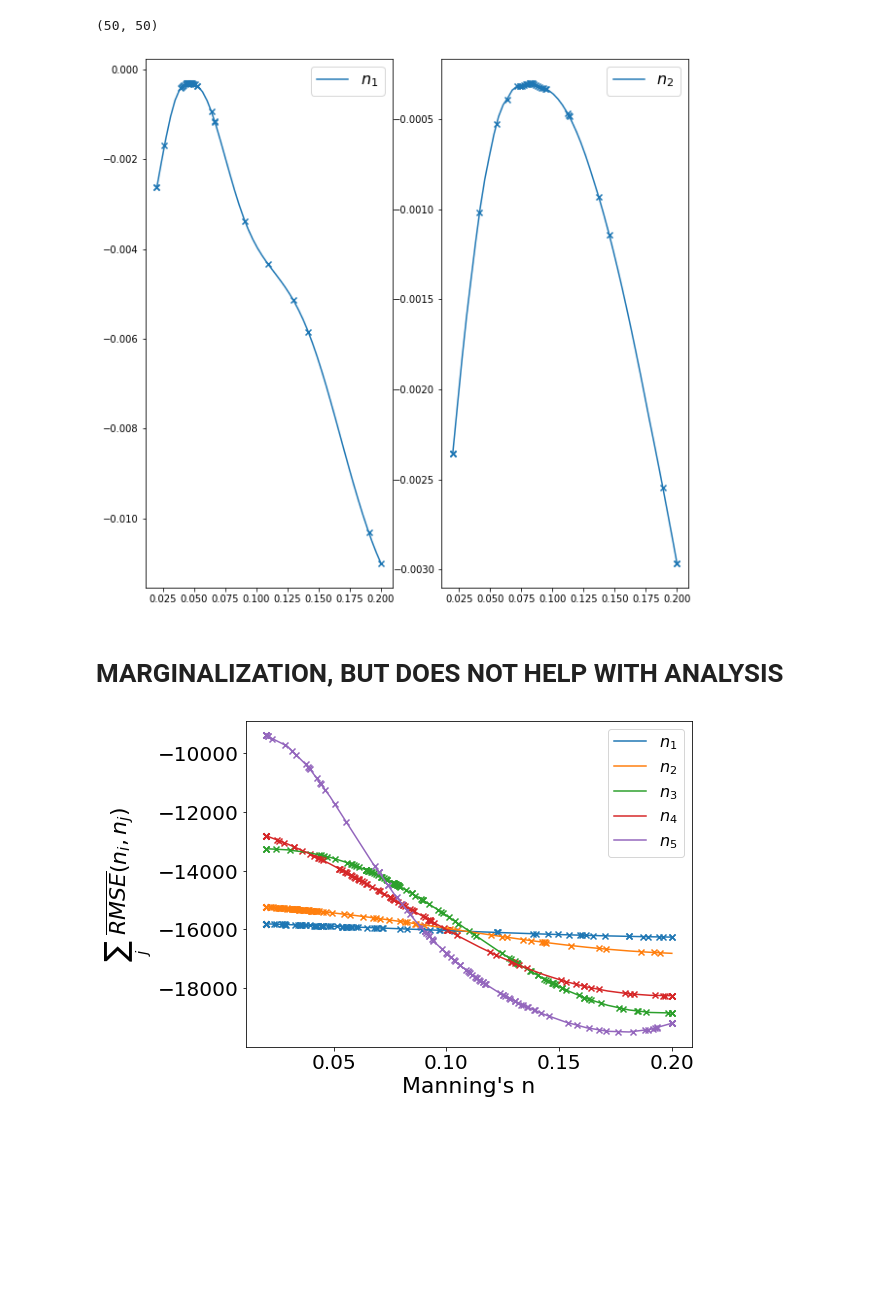
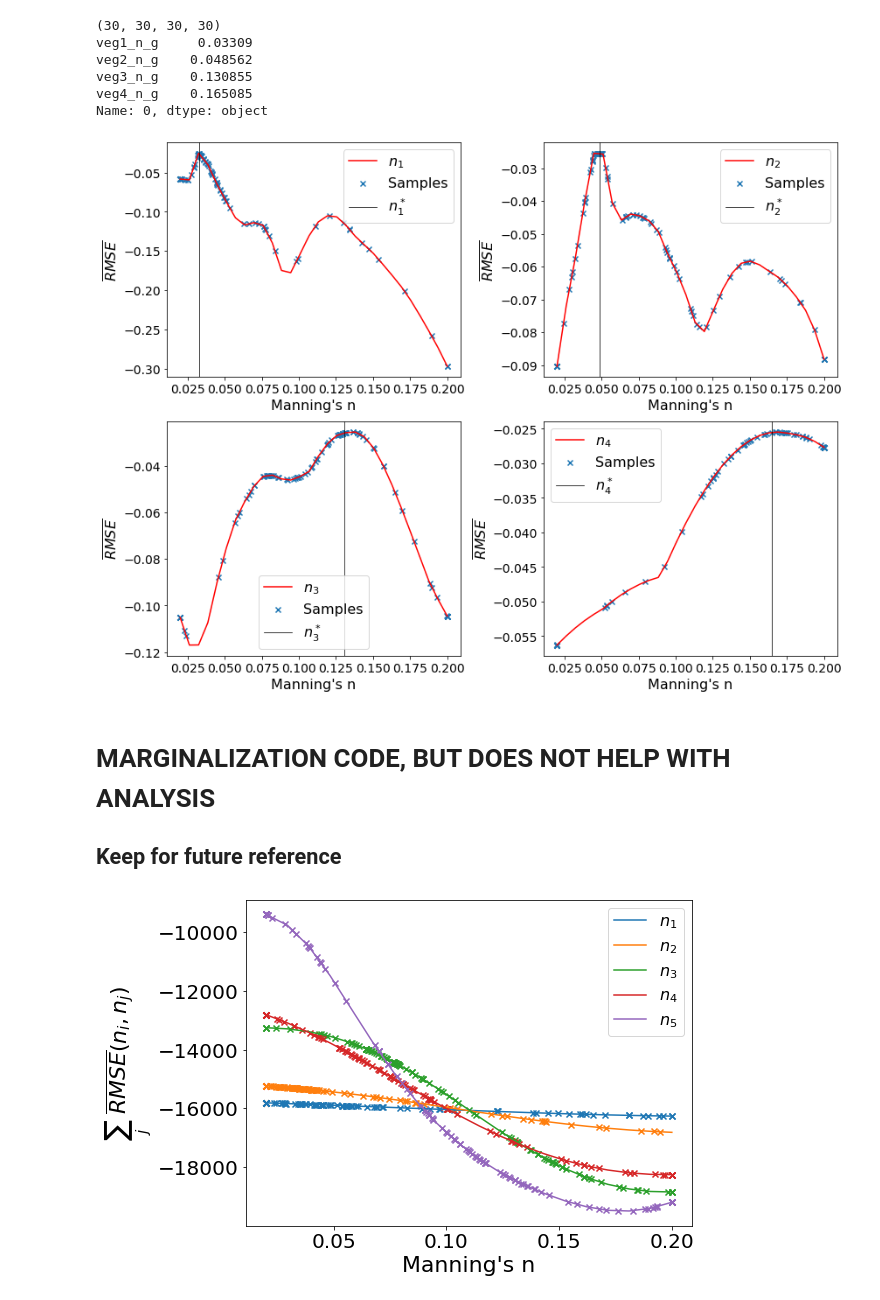
Before and after one commit to alex-l-young/rasopt, a Jupyter notebook: examples/model_marginals.ipynb, the cells around one changed output. Cells and saved outputs as stored; diff of their text form; code cells hidden in the pictures; blank space fills up the shorter version.

```diff
--- a/examples/model_marginals.ipynb
+++ b/examples/model_marginals.ipynb
@@ -15,6 +16,8 @@ import scipy
 # %%
 # Path to BoTorch experiment.
-exp_fp = r"C:\Users\ayoun\Box\Research\Flood_Sim_Materials\BayesOpt_Paper\Data\Roughness_Output\BT_exp_c2s3.json"
+exp_dir = r"/Users/alexyoung/Library/CloudStorage/Box-Box/Research/Flood_Sim_Materials/BayesOpt_Paper/Data/Roughness_Output"
+exp_fname = "BT_exp_c4s6.json"
+exp_fp = os.path.join(exp_dir, exp_fname)
 
 # Load the experiment.
 exp = json_load.load_experiment(exp_fp)
@@ -24,5 +27,5 @@ pars = list(exp.parameters.values())
 
 # Extract into DataFrame
 results_df = exp_to_df(exp)
-results_df.head()
+results_df_sort = results_df.sort_values(by='_run_with_loss', ascending=False).reset_index(drop=True)
 # %% [output]
@@ -42,7 +72,7 @@ gp_model = Models.BOTORCH_MODULAR(
             )
 # %%
 # Predict on a grid.
-ngrid = 50
+ngrid = 30
 ndim = len(pars)
 
 param_x = []
@@ -103,40 +133,59 @@ Cols = 2
 Rows = Tot // Cols
 Rows += Tot % Cols
 
 # Create a Position index
 
 Position = range(1,Tot + 1)
 
-fig = plt.figure(figsize=(10,10))
+true_x = [0.0206, 0.0346, 0.0748, 0.105, 0.106]
+best_x = results_df_sort.loc[0, ['veg1_n_g', 'veg2_n_g', 'veg3_n_g', 'veg4_n_g']]
+print(best_x)
+
+fig = plt.figure(figsize=(12, 9))
 for k in range(Tot):
 
     # add every single subplot to the figure with a for loop
     # Find the skyline of best points for each parameter value.
     fg_best = []
     for i in range(ngrid):
         param_loc = param_x[k][i]
 
         # Get values of fg where the parameter is equal to the current search value.
         fg_search = fg[Xgrid[k] == param_loc]
         fg_best.append(max(fg_search))
 
     # Scatter plot sampling locations along each line.
     x_name = x_names[k]
     sample_x = results_df.loc[:,x_name]
 
     sample_y = interp_x_to_data(param_x[k], fg_best, sample_x)
 
     ax1 = fig.add_subplot(Rows,Cols,Position[k])
-    ax1.plot(param_x[k], fg_best, label=f'$n_{k+1}$')
-    ax1.scatter(sample_x, sample_y, marker='x')
+    ax1.plot(param_x[k], fg_best, label=f'$n_{k+1}$', c='r')
+    ax1.scatter(sample_x, sample_y, marker='x', label='Samples')
+#     ax1.axvline(x=true_x[k], label=f'$n_{k+1}^t$', c='g')
+    ax1.axvline(x=best_x[k], label=f'$n_{k+1}^*$', c='k', linewidth=0.75)
     ax1.legend(fontsize=16)
+    ax1.set_xlabel("Manning's n", fontsize=16)
+    ax1.set_ylabel('$\overline{RMSE}$', fontsize=16)
+    ax1.tick_params(axis='x', labelsize=14)
+    ax1.tick_params(axis='y', labelsize=14)
 
+fig.tight_layout()
 plt.show()
+
+fig.savefig(os.path.join(exp_dir, os.path.splitext(exp_fname)[0]+'.png'), dpi=300)
 # %% [output]
-(50, 50)
+(30, 30, 30, 30)
+veg1_n_g     0.03309
+veg2_n_g    0.048562
+veg3_n_g    0.130855
+veg4_n_g    0.165085
+Name: 0, dtype: object
-[figure, old version]
+[figure, new version]
 # %% [markdown]
-# MARGINALIZATION, BUT DOES NOT HELP WITH ANALYSIS
+# MARGINALIZATION CODE, BUT DOES NOT HELP WITH ANALYSIS
+## Keep for future reference
 # %%
 # Marginalize over each dimension.
 dims = list(range(ndim-1,-1,-1))
```
Also changed, not shown: parts of 3 cells of this notebook.
